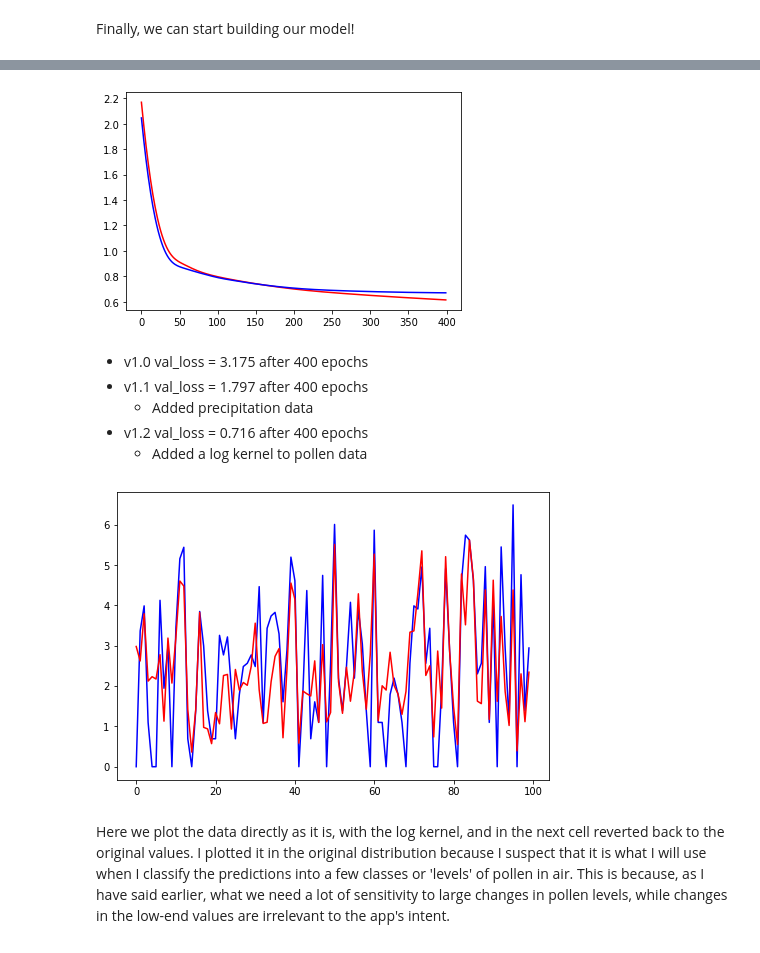
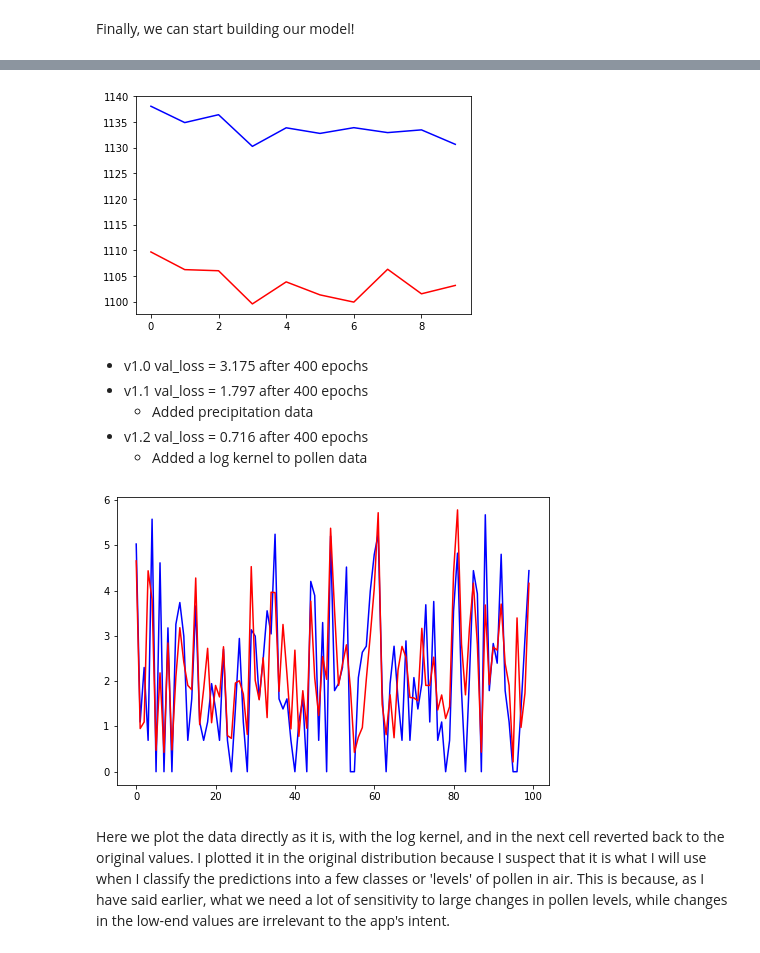
Before and after one commit to bolito2/pollen-forecast, a Jupyter notebook: forecast.ipynb, the cells around one changed output, grey strips where cells are left out. Drawn from its saved outputs; the diff is of its cells as text; code cells hidden in the pictures.

Commit message:
trained the net with all the data

```diff
--- a/forecast.ipynb
+++ b/forecast.ipynb
@@ -363,0 +25,10 @@ m_dev = 443
+# %%
+f = h5py.File('proc_data.h5', 'r')
+
+X_train, Y_train, X_dev, Y_dev, X_test, Y_test = np.array(f['X_train']), np.array(f['Y_train']), np.array(f['X_dev']), np.array(f['Y_dev']), f['X_test'], f['Y_test']
+
+m_train = X_train.shape[0]
+window_size = X_train.shape[1] + 1
+n = X_train.shape[2]
+
+print(X_train.shape)
@@ -365,7 +38,7 @@ m_dev = 443
 Finally, we can start building our model!
 # %%
 X_in = Input(shape=(window_size - 1, n))
-X = LSTM(15, dropout=0)(X_in)
+X = LSTM(20, dropout=0)(X_in)
 X_out = Dense(units=1)(X)
 
 model = Model(inputs=X_in, outputs=X_out)
@@ -387,8 +60,8 @@ Trainable params: 1,636
 Non-trainable params: 0
 _________________________________________________________________
 # %%
-opt = Adam(learning_rate=0.001, beta_1 = 0.9, beta_2 = 0.99, epsilon=1e-7, clipnorm=10)
+opt = Adam(learning_rate=0.0001, beta_1 = 0.9, beta_2 = 0.99, epsilon=1e-7, clipnorm=10)
 model.compile(loss='mse', optimizer=opt)
 # %%
-fitting = model.fit(X_train, Y_train, batch_size=m_train, epochs = 400, validation_data=(X_dev, Y_dev))
+fitting = model.fit(X_train, Y_train, batch_size=512, epochs = 10, validation_data=(X_dev, Y_dev))
 # %% [output]
@@ -414,7 +90,7 @@ plt.plot(np.array(fitting.history['loss']), color='r')
 plt.plot(np.array(fitting.history['val_loss']), color='b')
 plt.show()
 # %% [output]
-[figure, old version]
+[figure, new version]
 # %% [markdown]
 - v1.0 val_loss = 3.175 after 400 epochs
 - v1.1 val_loss = 1.797 after 400 epochs
@@ -422,21 +98,23 @@ plt.show()
 - v1.2 val_loss = 0.716 after 400 epochs
     - Added a log kernel to pollen data
 # %%
-start_pred = 300
-end_pred = 400
+pollen_mean, pollen_std = f['parameters']
+
+start_pred = 600
+end_pred = 700
 
 Y_true = Y_dev[start_pred:end_pred, 0]*pollen_std + pollen_mean
 Y_pred = model(X_dev)[start_pred:end_pred, 0]*pollen_std + pollen_mean
 
 fig = plt.figure()
 
 ax = fig.add_axes([0,0,1,1])
 ax.plot(Y_true, color='b')
 ax.plot(Y_pred, color='r')
 
 plt.show()
 # %% [output]
-[figure, old version]
+[figure, new version]
 # %% [markdown]
 Here we plot the data directly as it is, with the log kernel, and in the next cell reverted back to the original values. I plotted it in the original distribution because I suspect that it is what I will use when I classify the predictions into a few classes or 'levels' of pollen in air. This is because, as I have said earlier, what we need a lot of sensitivity to large changes in pollen levels, while changes in the low-end values are irrelevant to the app's intent.
 # %%
```
Also changed, not shown: parts of 51 cells of this notebook, 2 other files.
